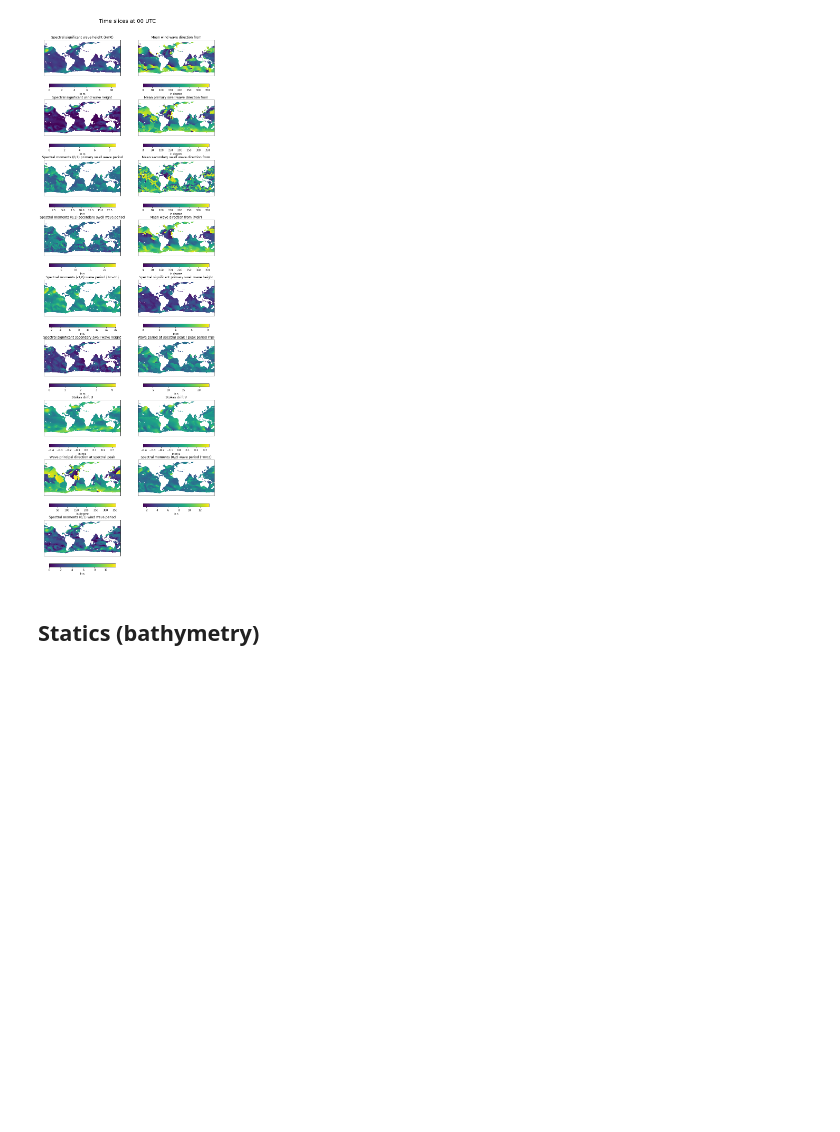
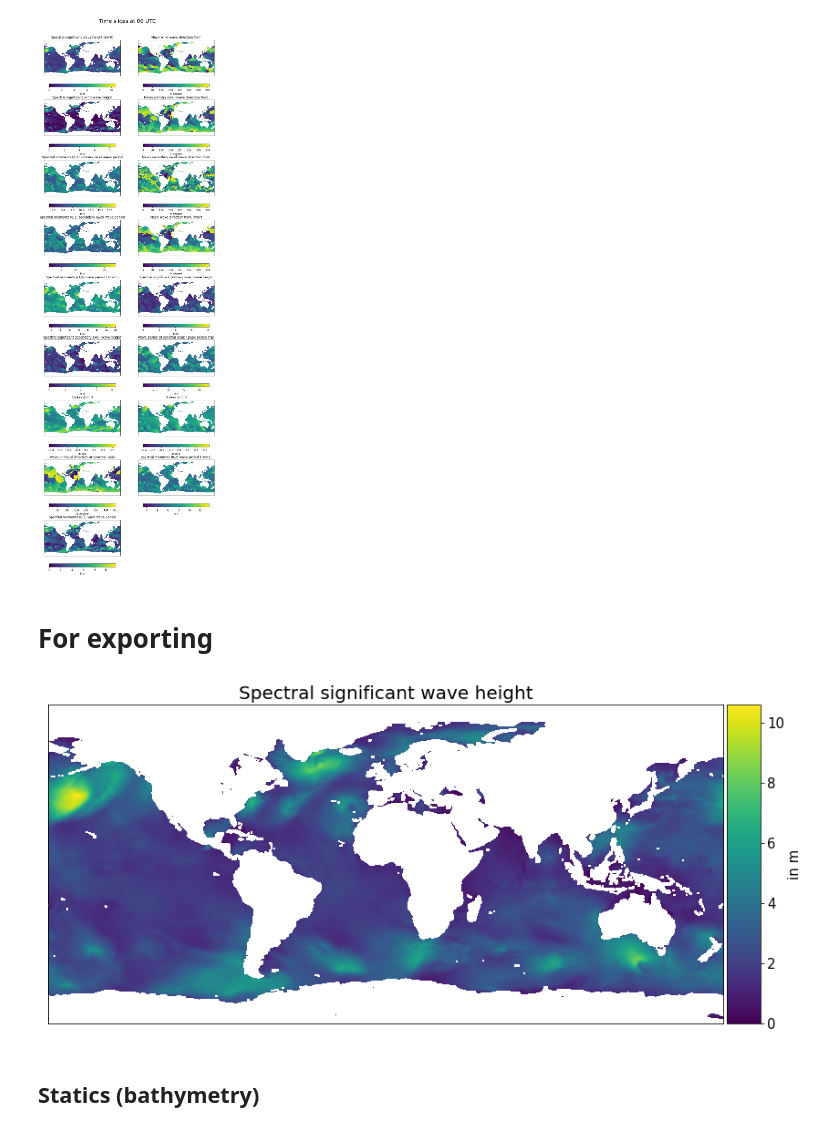
Before and after one commit to 52North/MariGeoRoute, a Jupyter notebook: cmems/data_sheets/global-analysis-forecast-wav-001-027.ipynb, the cells around one changed output. Cells and saved outputs as stored; diff of their text form; code cells hidden in the pictures; blank space fills up the shorter version.

```diff
--- a/cmems/data_sheets/global-analysis-forecast-wav-001-027.ipynb
+++ b/cmems/data_sheets/global-analysis-forecast-wav-001-027.ipynb
@@ -235,6 +257,26 @@ for idx, ax in enumerate(ax_list):
     fig.colorbar(im, ax=ax, orientation='horizontal', label='in {}'.format(param_dict[variables[idx]]['unit']), shrink=0.8);
 # %% [output]
 [figure]
+# %% [markdown]
+# For exporting
+# %%
+from mpl_toolkits.axes_grid1 import make_axes_locatable
+
+parameter = 'VHM0'
+idx = 0
+
+fig = plt.figure(figsize=(14,20))
+ax = plt.gca()
+ax.set_title('Spectral significant wave height', fontsize=20)
+im = ax.imshow(np.flipud(ds[parameter][idx, :, :]), extent=[0,4320,0,2041])
+hide_axes(im)
+divider = make_axes_locatable(plt.gca())
+cax = divider.append_axes("right", size="5%", pad=0.05)
+cbar = fig.colorbar(im, cax=cax)
+cbar.set_label('in {}'.format(param_dict[parameter]['unit']), size=15)
+cbar.ax.tick_params(labelsize=15)
+# %% [output]
+[figure, added]
 # %% [markdown]
 ## Statics (bathymetry)
 # %%
```
Also changed, not shown: parts of 4 cells of this notebook.
